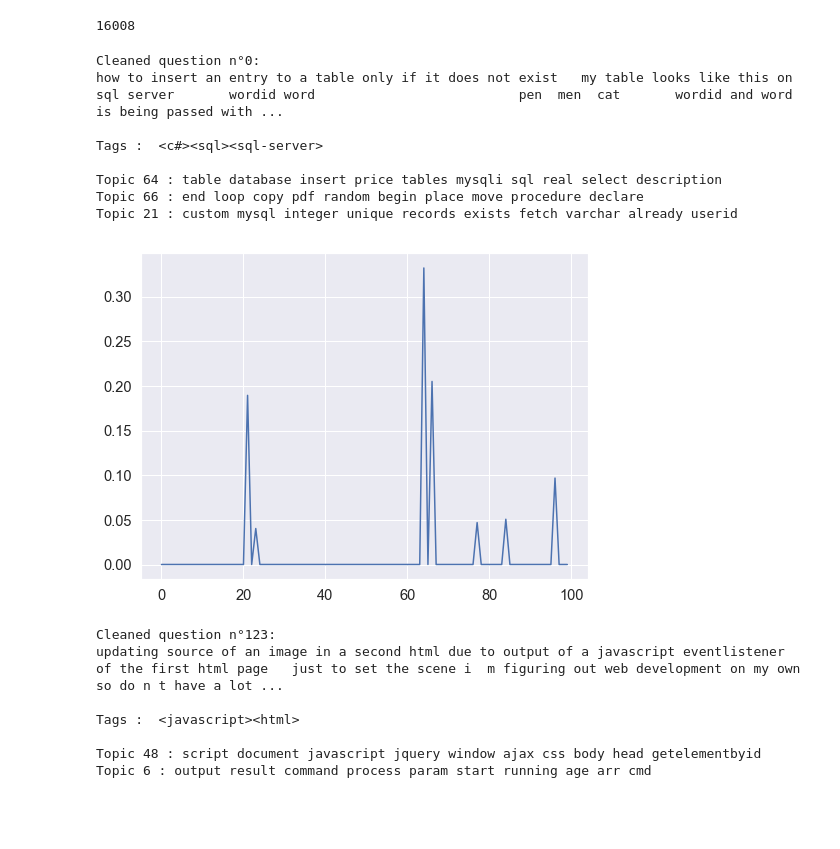
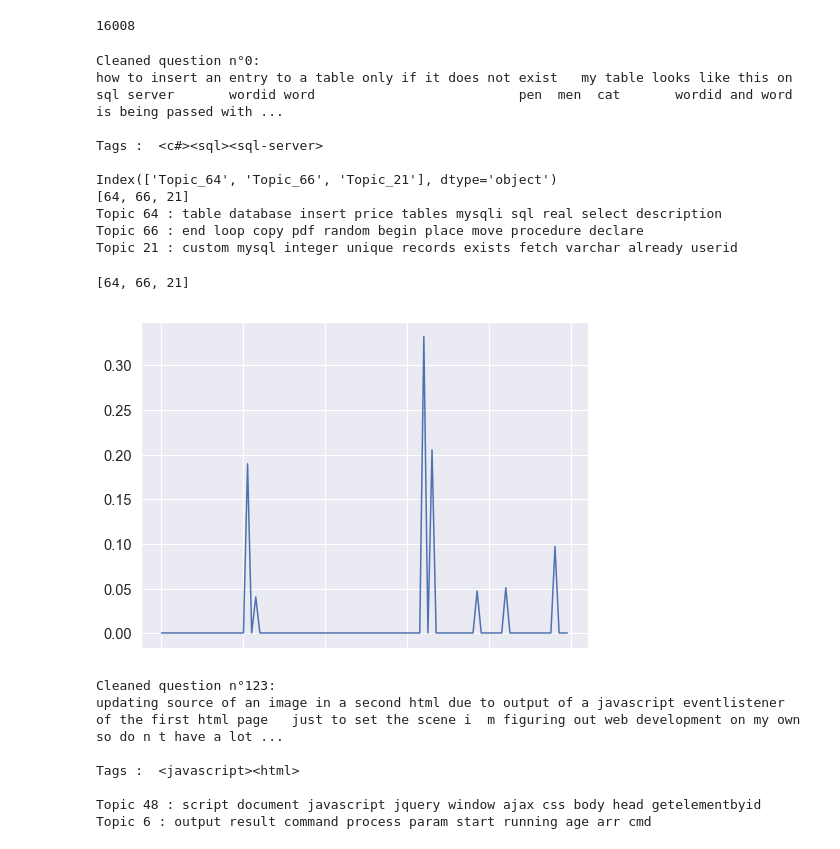
Before and after one commit to jeugregg/Stack-Overflow-tagger, a Jupyter notebook: 01_OC_IML_Project_5_explorations.ipynb, the cells around one changed output. Drawn from its saved outputs; the diff is of its cells as text; code cells hidden in the pictures; blank space fills up the shorter version.

Commit message:
Update 01_OC_IML_Project_5_explorations.ipynb
Extract & preditct tags
Add some supervised Model.

```diff
--- a/01_OC_IML_Project_5_explorations.ipynb
+++ b/01_OC_IML_Project_5_explorations.ipynb
@@ -603,3 +765,12 @@ df_plot.head()
+# %%
+token_dict = dict()
+# for each questions, prepare token : lower, no ponctuation
+for id_curr, questions_curr in questions.items():
+    try:
+        # save cleaned text into dict output
+        token_dict[id_curr] = cleaning_text(questions_curr)
+    except:
+        print('Question {} : Error body empty'.format(id_curr))
 # %% [markdown]
 ### TF-IDF
 # %%
@@ -1235,22 +1307,3 @@ topics_pred = lda.transform(tf)
 df_topics_pred = pd.DataFrame(data=topics_pred)
 # %% [markdown]
 ##### Check results with some examples :
-# %%
-def find_topics(quest_iloc, freq_min=0.1, df_topics_pred=df_topics_pred):
-    '''
-    find & display topics about current question (indice loc to be specified)
-    '''
-    print("Cleaned question n°{}:".format(quest_iloc))
-    print(token_dict[df_quest_cleaned.iloc[quest_iloc].name])
-    print("\nTags : ", df_quest_cleaned.iloc[quest_iloc].Tags)
-    print("")
-    fig = plt.figure(figsize=(8, 6))
-    df_topics_pred.iloc[quest_iloc].plot()
-    #for topic_id_curr in np.nonzero(
-    #    df_topics_pred.iloc[quest_iloc] > freq_min)[0]:
-    for topic_id_curr in df_topics_pred.\
-            iloc[quest_iloc][df_topics_pred.iloc[quest_iloc] > freq_min].\
-            sort_values(ascending=False).index:
-        print("Topic {} : {}".format(topic_id_curr, topic_dict[topic_id_curr]))
-
-find_topics(0)
@@ -1392,7 +1447,7 @@ Topics :
 # %%
 # create & display topic dictionnary
 no_top_words = 10
-topic_dict = display_topics(best_lda_model1, tf_vectorizer.get_feature_names(),
+topic_dict_1 = display_topics(best_lda_model1, tf_vectorizer.get_feature_names(),
                             no_top_words)
 # %% [output]
 Topic 0:
@@ -1444,17 +1499,20 @@ df_model_1.Tags.nunique()
 # %% [output]
 16008
 # %%
-find_topics(0, df_topics_pred=df_topics_pred_1)
+find_topics(0, df_topics_pred=df_topics_pred_1, topic_dict=topic_dict_1)
 # %% [output]
 Cleaned question n°0:
 how to insert an entry to a table only if it does not exist   my table looks like this on sql server       wordid word                          pen  men  cat       wordid and word is being passed with ...
 
 Tags :  <c#><sql><sql-server>
 
+Index(['Topic_64', 'Topic_66', 'Topic_21'], dtype='object')
+[64, 66, 21]
 Topic 64 : table database insert price tables mysqli sql real select description
 Topic 66 : end loop copy pdf random begin place move procedure declare
 Topic 21 : custom mysql integer unique records exists fetch varchar already userid
+[64, 66, 21]
-[figure, old version]
+[figure, new version]
 # %%
 find_topics(123, df_topics_pred=df_topics_pred_1)
 # %% [output]
```
Also changed, not shown: parts of 103 cells of this notebook.
